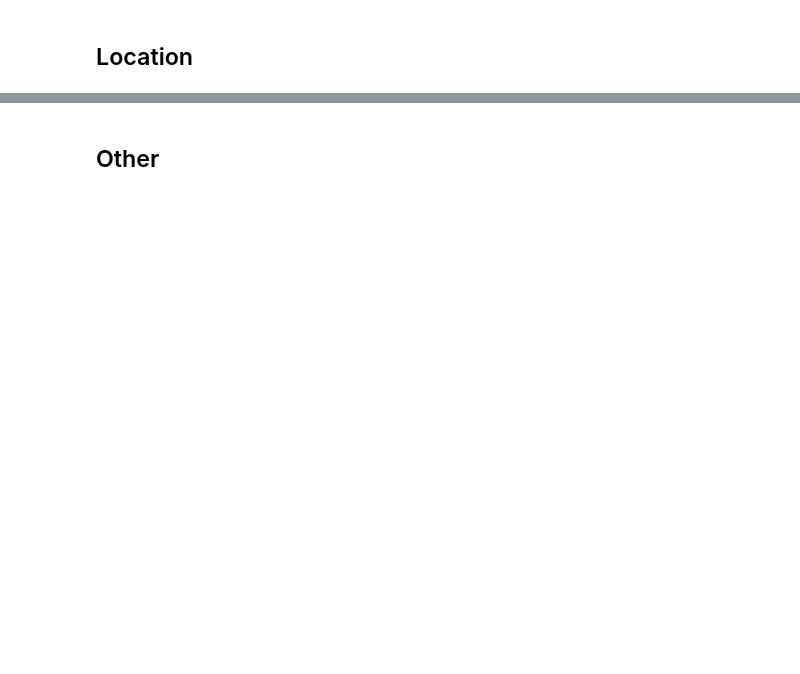
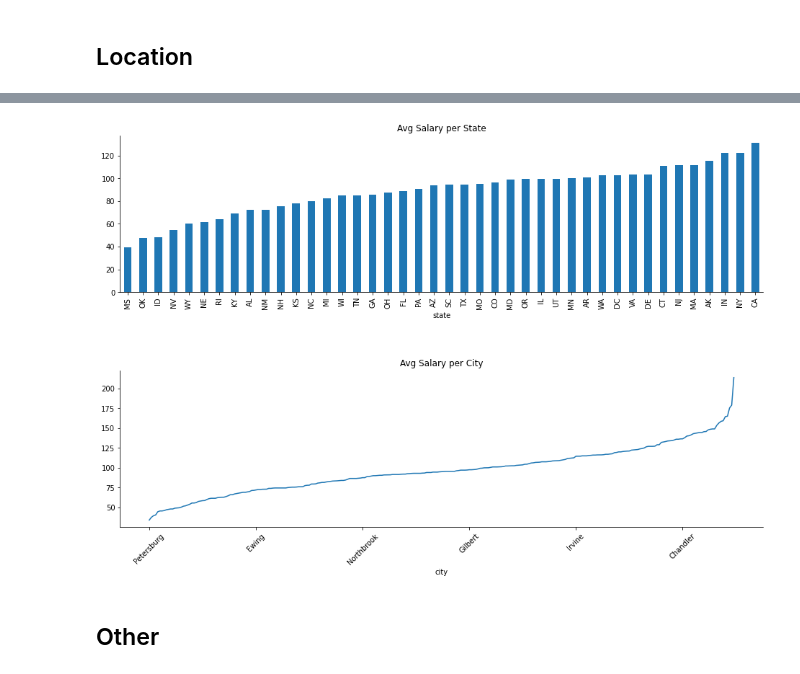
Before and after one commit to miiguelkf/DataScienceSalary, a Jupyter notebook: data_eda.ipynb, the cells around one changed output, grey strips where cells are left out. Saved outputs shown, nothing was run; the diff lists cells and outputs as text; code cells hidden in the pictures; blank space fills up the shorter version.

```diff
--- a/data_eda.ipynb
+++ b/data_eda.ipynb
@@ -177,13 +290,16 @@ print( df.state.unique(), '\n\n', df.city.unique() )
 # Fixing
 df[df['state'] == 'Los Angeles']['state'] = 'CA'
 # %%
-fig, axs = plt.subplots(1, 2, figsize=(16,4))
+fig, axs = plt.subplots(2, 1, figsize=(16,10))
 
 df.groupby(by=['state']).mean()['avg_salary'].sort_values().plot(kind='bar', ax=axs[0]);
 df.groupby(by=['city']).mean()['avg_salary'].sort_values().plot(ax=axs[1], rot=45);
 axs[0].set_title('Avg Salary per State');
 axs[1].set_title('Avg Salary per City');
 sns.despine()
+plt.subplots_adjust(hspace=0.5)
+# %% [output]
+[figure, added]
 # %% [markdown]
 ## Other
 # %%
```
Also changed, not shown: parts of 23 cells of this notebook.
